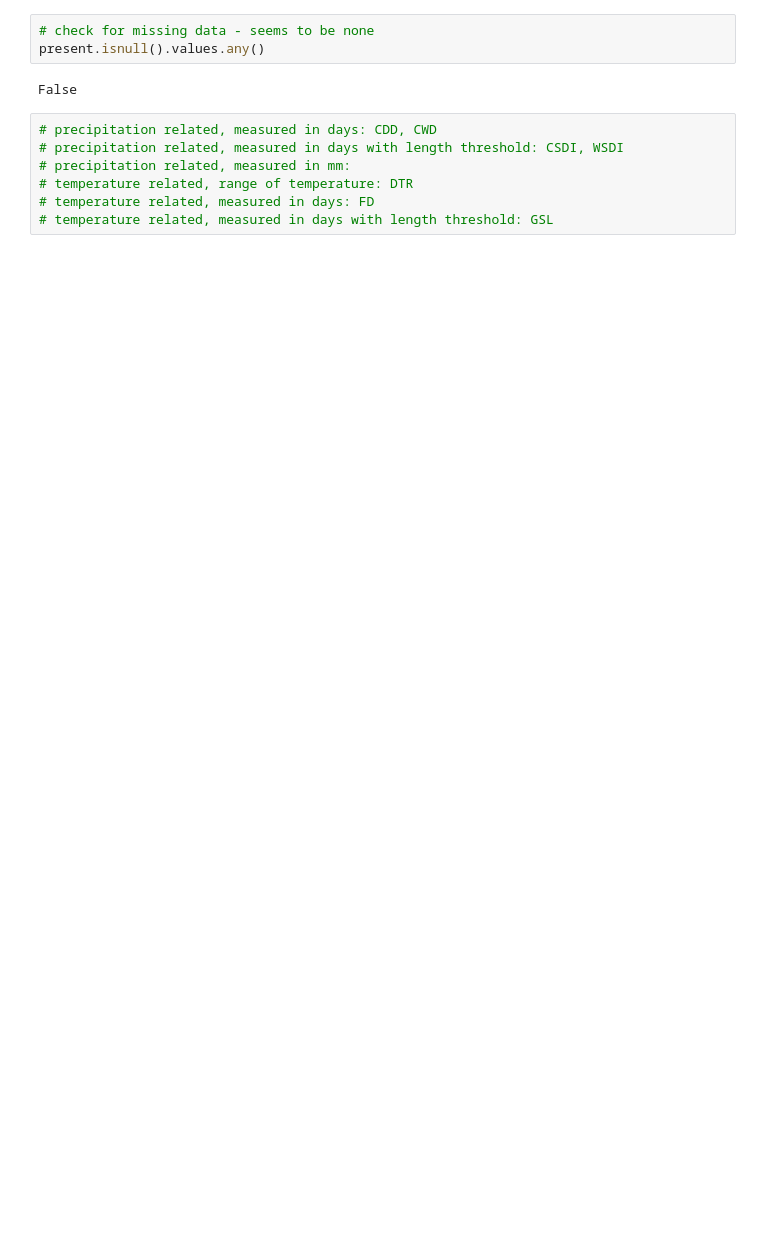
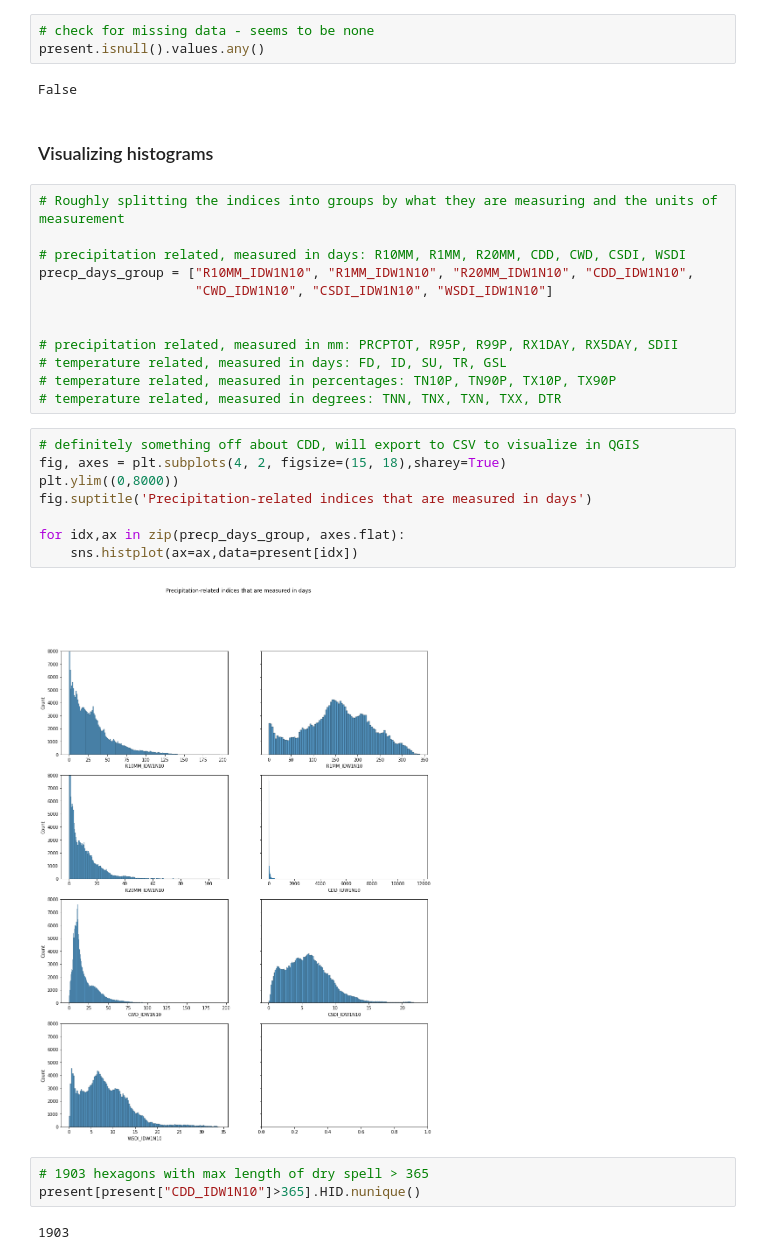
Before and after one commit to RyokoNod/sdm-asian-elephants, a Jupyter notebook: data_exploration/exploratory_analysis_etccdi.ipynb, the cells around one changed output. Cells and saved outputs as stored; diff of their text form; blank space fills up the shorter version.

```diff
--- a/data_exploration/exploratory_analysis_etccdi.ipynb
+++ b/data_exploration/exploratory_analysis_etccdi.ipynb
@@ -34,10 +43,32 @@ present.describe(include="all")
 present.isnull().values.any()
 # %% [output]
 False
+# %% [markdown]
+### Visualizing histograms
 # %%
-# precipitation related, measured in days: CDD, CWD
-# precipitation related, measured in days with length threshold: CSDI, WSDI
-# precipitation related, measured in mm:
-# temperature related, range of temperature: DTR
-# temperature related, measured in days: FD
-# temperature related, measured in days with length threshold: GSL
+# Roughly splitting the indices into groups by what they are measuring and the units of measurement
+
+# precipitation related, measured in days: R10MM, R1MM, R20MM, CDD, CWD, CSDI, WSDI
+precp_days_group = ["R10MM_IDW1N10", "R1MM_IDW1N10", "R20MM_IDW1N10", "CDD_IDW1N10",
+                    "CWD_IDW1N10", "CSDI_IDW1N10", "WSDI_IDW1N10"]
+
+
+# precipitation related, measured in mm: PRCPTOT, R95P, R99P, RX1DAY, RX5DAY, SDII
+# temperature related, measured in days: FD, ID, SU, TR, GSL
+# temperature related, measured in percentages: TN10P, TN90P, TX10P, TX90P
+# temperature related, measured in degrees: TNN, TNX, TXN, TXX, DTR
+# %%
+# definitely something off about CDD, will export to CSV to visualize in QGIS
+fig, axes = plt.subplots(4, 2, figsize=(15, 18),sharey=True)
+plt.ylim((0,8000))
+fig.suptitle('Precipitation-related indices that are measured in days')
+
+for idx,ax in zip(precp_days_group, axes.flat):
+    sns.histplot(ax=ax,data=present[idx])
+# %% [output]
+[figure, added]
+# %%
+# 1903 hexagons with max length of dry spell > 365
+present[present["CDD_IDW1N10"]>365].HID.nunique()
+# %% [output]
+1903
```
Also changed, not shown: parts of 6 cells of this notebook, 1 other file.
